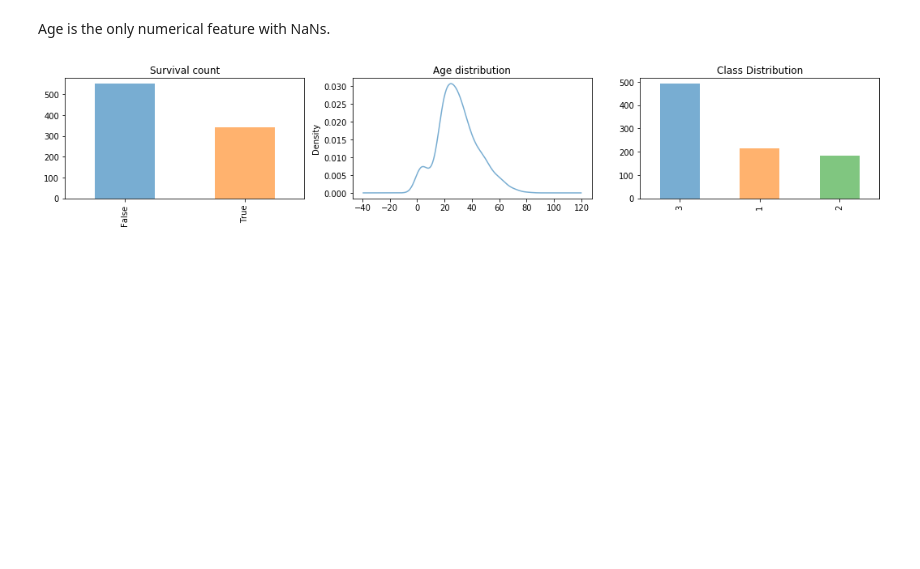
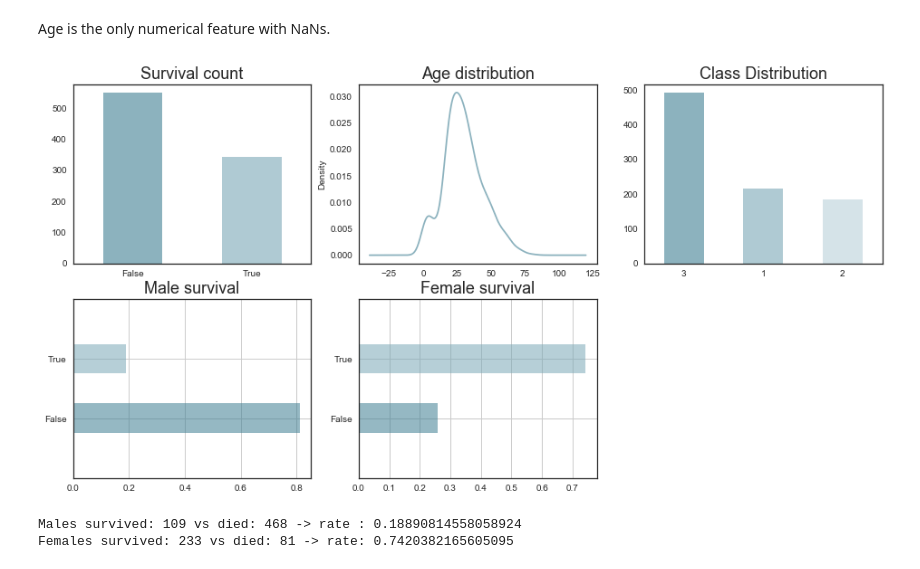
Before and after one commit to yangvnks/titanic-classification, a Jupyter notebook: data-visualisation.ipynb, the cells around one changed output. Saved outputs shown, nothing was run; the diff lists cells and outputs as text; code cells hidden in the pictures; blank space fills up the shorter version.

Commit message:
colors,fonts changed; new survival stats

```diff
--- a/data-visualisation.ipynb
+++ b/data-visualisation.ipynb
@@ -6,9 +6,17 @@ If not present , create locally a 'Data' folder containing the datasets<br>
 # %%
 %matplotlib inline
 import matplotlib.pyplot as plt
+import matplotlib
 import numpy as np
 import pandas as pd
 from pandas import Series, DataFrame
+import seaborn as sns
+
+# Formatting; affects not only seaborn but also plt!
+sns.set(style="white", color_codes=True)
+sns.set_context(rc={"font.family":'sans',"font.size":10,"axes.titlesize":18,"axes.labelsize":10})
+cmap_cubehelix =sns.diverging_palette(220, 20, n=7)
+sns.set_palette(cmap_cubehelix)
 # %%
 train_path = "Data/train.csv"
 df = pd.read_csv(train_path, dtype={
@@ -84,6 +92,9 @@ for i in ax.patches:
 * *age* needs some way to refill data
 * *embarked* not really a problem since it has only 2 missing entries
 # %%
+#Removing columns & missing value rows
+df = df.drop(['Ticket','Cabin'], axis=1)
+
 #some statistics about the numerical data
 df.describe()
 # %% [output]
@@ -100,20 +111,53 @@ df.describe()
 Age is the only numerical feature with NaNs. <br>
 # %%
 # specifies the parameters of our graphs
-plt.figure(figsize=(18,6))
+fig=plt.figure(figsize=(16,8))
+
 
 # plots a bar graph of those who surived vs those who did not.
 ax1 = plt.subplot2grid((2,3), (0,0))
-df.Survived.value_counts().plot(kind='bar', alpha=0.6, title="Survival count")
+df.Survived.value_counts().plot(kind='bar', alpha=0.6, title="Survival count" ,rot=0)
+
+
 
 # plots a bar graph of the age distribution
 ax2 = plt.subplot2grid((2,3), (0,1))
 df.Age.plot(kind='kde', alpha=0.6, title="Age distribution")
 
+
 # plots a bar graph of the class distribution
 ax3 = plt.subplot2grid((2,3),(0,2))
-df.Pclass.value_counts().plot(kind="bar", alpha=0.6, title="Class Distribution")
+df.Pclass.value_counts().plot(kind="bar", alpha=0.6, title="Class Distribution",rot=0)
+
+#Count males vs females
+num_males = df[df.Sex =='male'].shape[0]
+num_females = df[df.Sex =='female'].shape[0]
+
+#count how many males/females survived(1) vs died(0)
+df_male = df.Survived[df.Sex == 'male'].value_counts().sort_index()
+df_female = df.Survived[df.Sex == 'female'].value_counts().sort_index()
+
+#survival rate male vs female
+male_surv_rate = df_male[1]/num_males
+female_surv_rate = df_female[1]/num_females
+
+#Male survival plot
+ax4 = plt.subplot2grid((2,3),(1,0))
+(df_male/df_male.sum()).plot(kind='barh',label='Male', alpha=0.55, grid=True)
+plt.title("Male survival")
+ax4.set_ylim(-1, 2)
+#Female survival plot
+ax4 = plt.subplot2grid((2,3),(1,1))
+(df_female/df_female.sum()).plot(kind='barh',label='Female', alpha=0.55, grid=True)
+plt.title("Female survival")
+ax4.set_ylim(-1, 2)
+
 
 plt.show()
+
+print("Males survived: {} vs died: {} -> rate : {}" .format(df_male[1],df_male[0],male_surv_rate))
+print("Females survived: {} vs died: {} -> rate: {}" .format(df_female[1],df_female[0],female_surv_rate))
 # %% [output]
-[figure, old version]
+[figure, new version]
+Males survived: 109 vs died: 468 -> rate : 0.18890814558058924
+Females survived: 233 vs died: 81 -> rate: 0.7420382165605095
```
Also changed, not shown: parts of 2 cells of this notebook.
